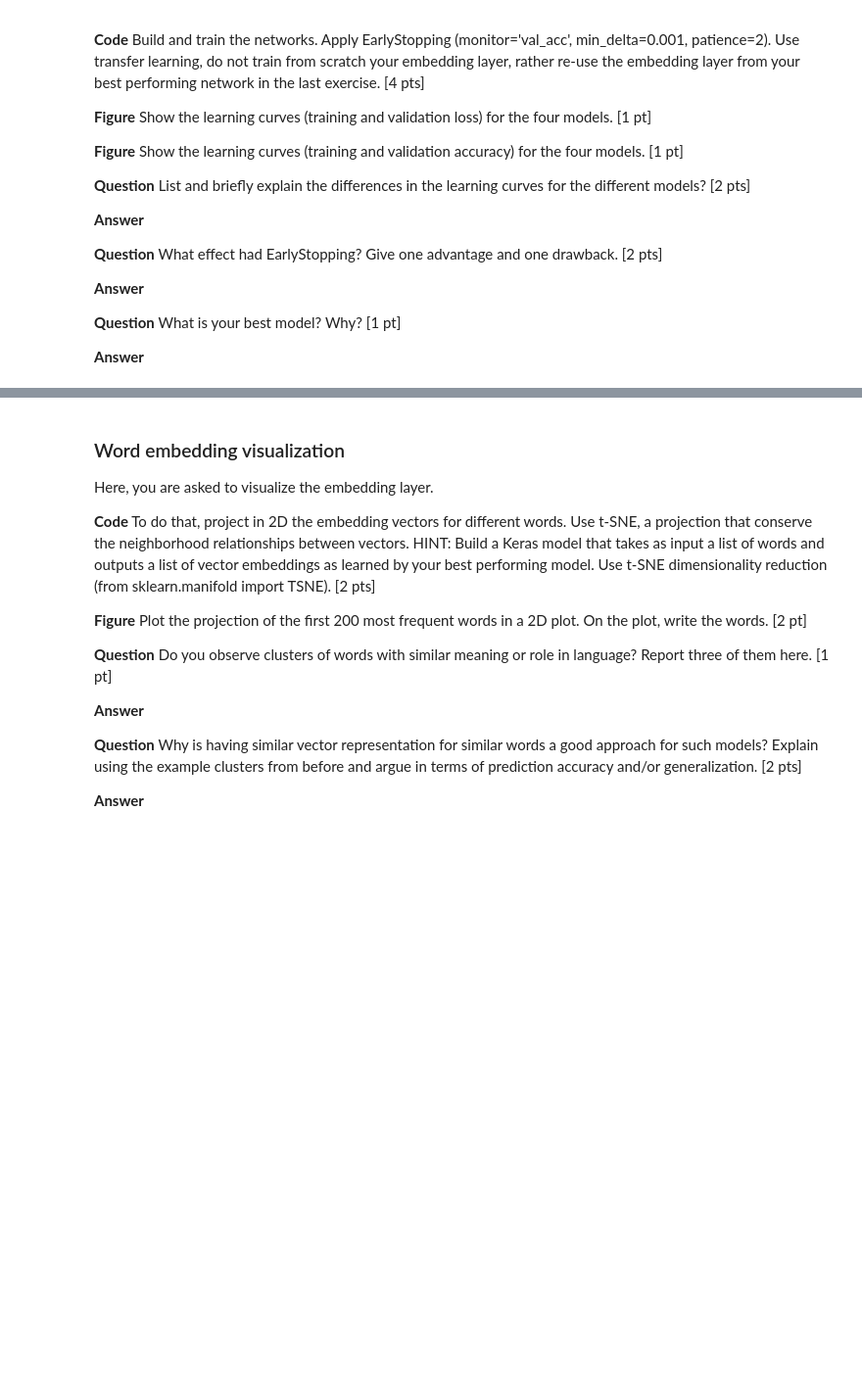
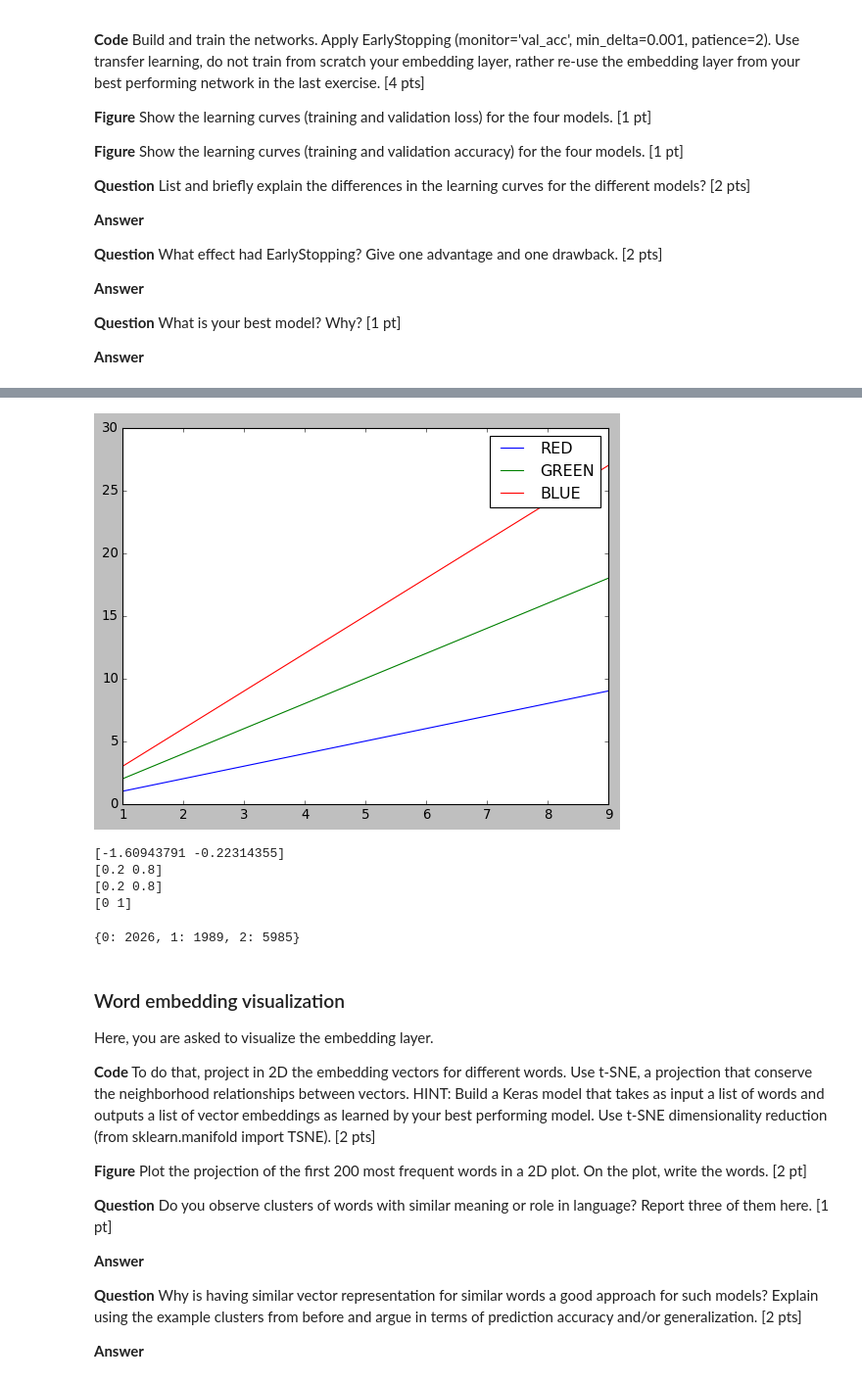
Before and after one commit to FredrikBixo/ChatBot, a Jupyter notebook: miniproject2_ChatBot.ipynb, the cells around one changed output, grey strips where cells are left out. Shown at 98% size. Drawn from its saved outputs; the diff is of its cells as text; code cells hidden in the pictures; blank space fills up the shorter version.

```diff
--- a/miniproject2_ChatBot.ipynb
+++ b/miniproject2_ChatBot.ipynb
@@ -1076,6 +1160,16 @@ Now you will generate new sentences from your best performing model.
 **Question** Do you observe timesteps with more than one word with non-zero probability? How do these probable words relate in terms of language? [1 pt]
 
 **Answer**
+# %%
+import matplotlib.pyplot as plt
+import numpy as np
+
+def plotLines(lines, labels):
+
+    for i,l in zip(lines,labels):
+        plt.plot(x,i,label='l')
+        plt.legend(labels)
+    plt.show()
 # %%
 def sample(preds, temperature=1.):
     # helper function to sample an index from a probability array
@@ -1100,3 +1301,41 @@ temps = [0.02, 0.25, 0.5, 0.75, 1, 1.5, 2]
+# %%
+x = np.arange(1,10)
+y1 = x
+y2 = x*2
+y3 = x*3
+
+lines = [y1,y2,y3]
+labels  = ['RED','GREEN','BLUE']
+
+plotLines(lines,labels)
+# %% [output]
+[figure, added]
+# %%
+    preds = np.asarray([0.2,0.8]).astype('float64')
+    preds = np.log(preds) / 1
+    print(preds)
+    exp_preds = np.exp(preds)
+    print(exp_preds)
+    preds = exp_preds / np.sum(exp_preds)
+    print(preds)
+    probas = np.random.multinomial(1, preds)
+    print(probas)
+# %% [output]
+[-1.60943791 -0.22314355]
+[0.2 0.8]
+[0.2 0.8]
+[0 1]
+# %%
+dict_ = {0:0,1:0,2:0}
+
+for i in range(10000):
+    x = sample([0.2,0.2,0.6])
+    #print(x)
+    dict_[x] += 1
+
+print(dict_)
+# %% [output]
+{0: 2026, 1: 1989, 2: 5985}
 # %% [markdown]
 ###  Word embedding visualization
 
```
Also changed, not shown: parts of 19 cells of this notebook.
